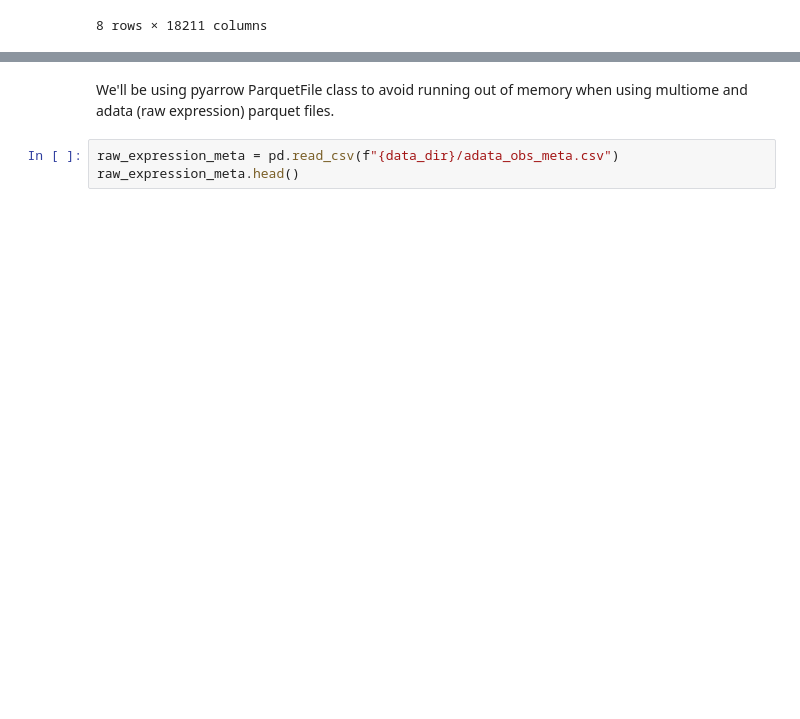
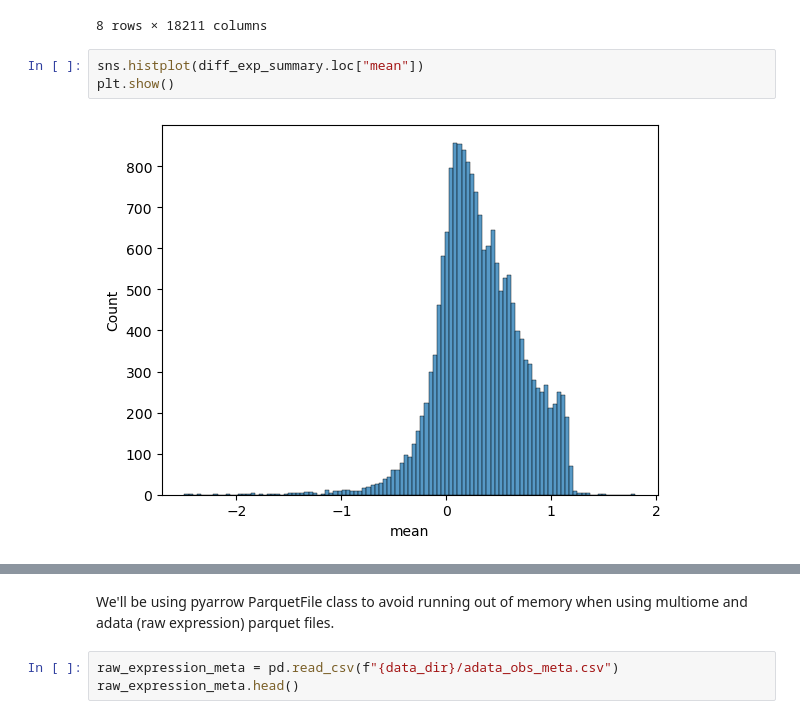
Before and after one commit to arazthexd/Kaggle_SCP, a Jupyter notebook: notebooks/0_EDA.ipynb, the cells around one changed output, grey strips where cells are left out. Cells and saved outputs as stored; diff of their text form; blank space fills up the shorter version.

```diff
--- a/notebooks/0_EDA.ipynb
+++ b/notebooks/0_EDA.ipynb
@@ -33,3 +36,8 @@ diff_exp_summary
 | 75% | 0.528015 | 0.523162 | 0.405858 | 0.532216 | 0.616725 | 0.580870 | 0.268029 | 0.560221 | 0.253911 | 0.413308 | ... | ... |
 | max | 22.085428 | 14.421991 | 27.557166 | 27.603715 | 35.278040 | 34.785942 | 5.079223 | 15.589494 | 10.855080 | 6.518868 | ... | ... |
 8 rows × 18211 columns
+# %%
+sns.histplot(diff_exp_summary.loc["mean"])
+plt.show()
+# %% [output]
+[figure, added]
```
Also changed, not shown: parts of 8 cells of this notebook.
